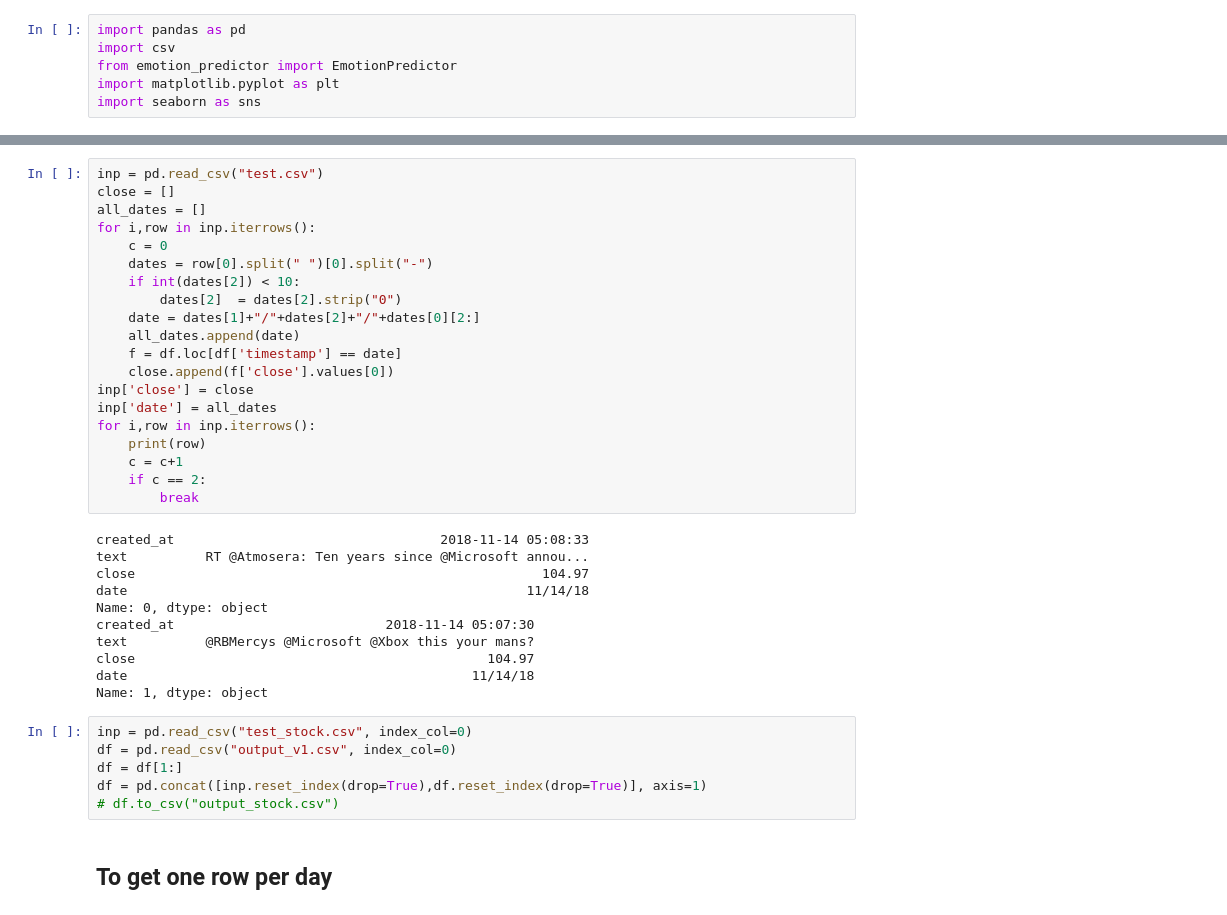
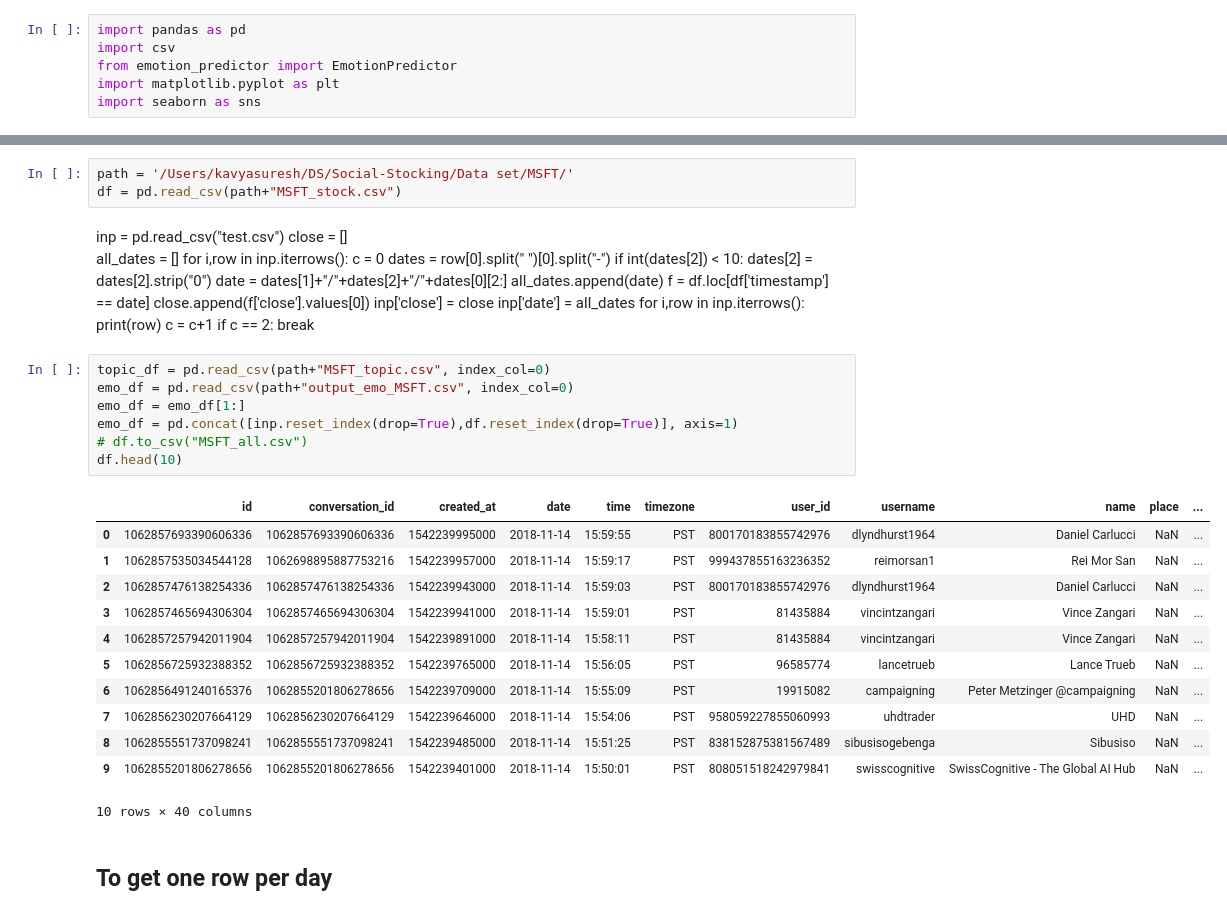
Before and after one commit to Portlanders/Social-Stocking, a Jupyter notebook: Code/Merge Output.ipynb, the cells around one changed output, grey strips where cells are left out. Saved outputs shown, nothing was run; the diff lists cells and outputs as text.

```diff
--- a/Code/Merge Output.ipynb
+++ b/Code/Merge Output.ipynb
@@ -11,39 +7,45 @@ df = pd.read_csv("daily_MSFT.csv")
-# %%
-inp = pd.read_csv("test.csv")
-close = []
-all_dates = []
-for i,row in inp.iterrows():
-    c = 0
-    dates = row[0].split(" ")[0].split("-")
-    if int(dates[2]) < 10:
-        dates[2]  = dates[2].strip("0")
-    date = dates[1]+"/"+dates[2]+"/"+dates[0][2:]
-    all_dates.append(date)
-    f = df.loc[df['timestamp'] == date]
-    close.append(f['close'].values[0])
-inp['close'] = close
-inp['date'] = all_dates
-for i,row in inp.iterrows():
-    print(row)
-    c = c+1
-    if c == 2:
-        break
-# %% [output]
-created_at                                  2018-11-14 05:08:33
-text          RT @Atmosera: Ten years since @Microsoft annou...
-close                                                    104.97
-date                                                   11/14/18
-Name: 0, dtype: object
-created_at                           2018-11-14 05:07:30
-text          @RBMercys @Microsoft @Xbox this your mans?
-close                                             104.97
-date                                            11/14/18
-Name: 1, dtype: object
+# %%
+path = '/Users/kavyasuresh/DS/Social-Stocking/Data set/MSFT/'
+df = pd.read_csv(path+"MSFT_stock.csv")
+# %% [markdown]
+inp = pd.read_csv("test.csv")
+close = []
+all_dates = []
+for i,row in inp.iterrows():
+    c = 0
+    dates = row[0].split(" ")[0].split("-")
+    if int(dates[2]) < 10:
+        dates[2]  = dates[2].strip("0")
+    date = dates[1]+"/"+dates[2]+"/"+dates[0][2:]
+    all_dates.append(date)
+    f = df.loc[df['timestamp'] == date]
+    close.append(f['close'].values[0])
+inp['close'] = close
+inp['date'] = all_dates
+for i,row in inp.iterrows():
+    print(row)
+    c = c+1
+    if c == 2:
+        break
 # %%
-inp = pd.read_csv("test_stock.csv", index_col=0)
-df = pd.read_csv("output_v1.csv", index_col=0)
-df = df[1:]
-df = pd.concat([inp.reset_index(drop=True),df.reset_index(drop=True)], axis=1)
-# df.to_csv("output_stock.csv")
+topic_df = pd.read_csv(path+"MSFT_topic.csv", index_col=0)
+emo_df = pd.read_csv(path+"output_emo_MSFT.csv", index_col=0)
+emo_df = emo_df[1:]
+emo_df = pd.concat([inp.reset_index(drop=True),df.reset_index(drop=True)], axis=1)
+# df.to_csv("MSFT_all.csv")
+df.head(10)
+# %% [output]
+|  | id | conversation_id | created_at | date | time | timezone | user_id | username | name | place | ... |
+| 0 | 1062857693390606336 | 1062857693390606336 | 1542239995000 | 2018-11-14 | 15:59:55 | PST | 800170183855742976 | dlyndhurst1964 | Daniel Carlucci | NaN | ... |
+| 1 | 1062857535034544128 | 1062698895887753216 | 1542239957000 | 2018-11-14 | 15:59:17 | PST | 999437855163236352 | reimorsan1 | Rei Mor San | NaN | ... |
+| 2 | 1062857476138254336 | 1062857476138254336 | 1542239943000 | 2018-11-14 | 15:59:03 | PST | 800170183855742976 | dlyndhurst1964 | Daniel Carlucci | NaN | ... |
+| 3 | 1062857465694306304 | 1062857465694306304 | 1542239941000 | 2018-11-14 | 15:59:01 | PST | 81435884 | vincintzangari | Vince Zangari | NaN | ... |
+| 4 | 1062857257942011904 | 1062857257942011904 | 1542239891000 | 2018-11-14 | 15:58:11 | PST | 81435884 | vincintzangari | Vince Zangari | NaN | ... |
+| 5 | 1062856725932388352 | 1062856725932388352 | 1542239765000 | 2018-11-14 | 15:56:05 | PST | 96585774 | lancetrueb | Lance Trueb | NaN | ... |
+| 6 | 1062856491240165376 | 1062855201806278656 | 1542239709000 | 2018-11-14 | 15:55:09 | PST | 19915082 | campaigning | Peter Metzinger @campaigning | NaN | ... |
+| 7 | 1062856230207664129 | 1062856230207664129 | 1542239646000 | 2018-11-14 | 15:54:06 | PST | 958059227855060993 | uhdtrader | UHD | NaN | ... |
+| 8 | 1062855551737098241 | 1062855551737098241 | 1542239485000 | 2018-11-14 | 15:51:25 | PST | 838152875381567489 | sibusisogebenga | Sibusiso | NaN | ... |
+| 9 | 1062855201806278656 | 1062855201806278656 | 1542239401000 | 2018-11-14 | 15:50:01 | PST | 808051518242979841 | swisscognitive | SwissCognitive - The Global AI Hub | NaN | ... |
+10 rows × 40 columns
 # %% [markdown]
 ## To get one row per day
```
Also changed, not shown: parts of 5 cells of this notebook.
